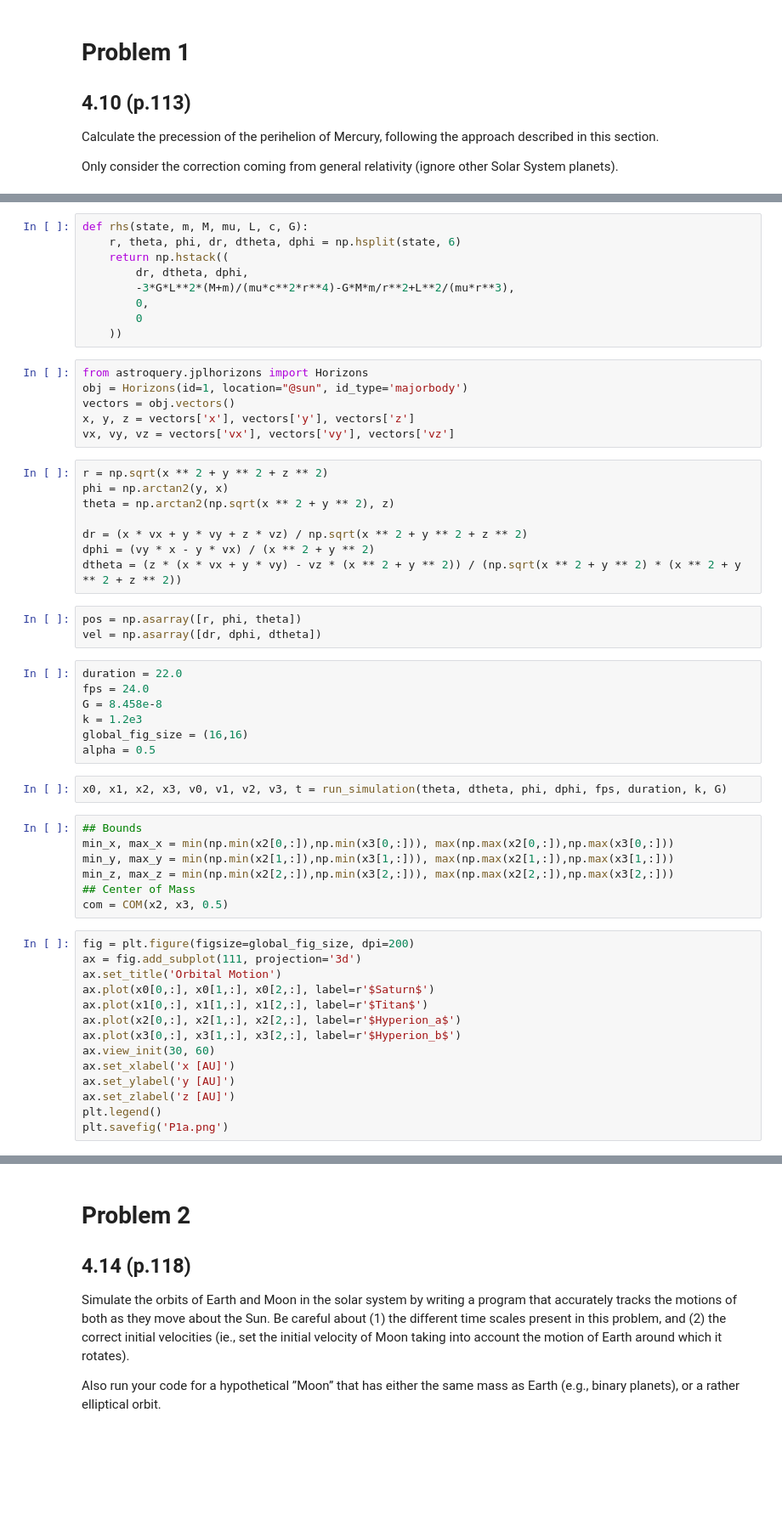
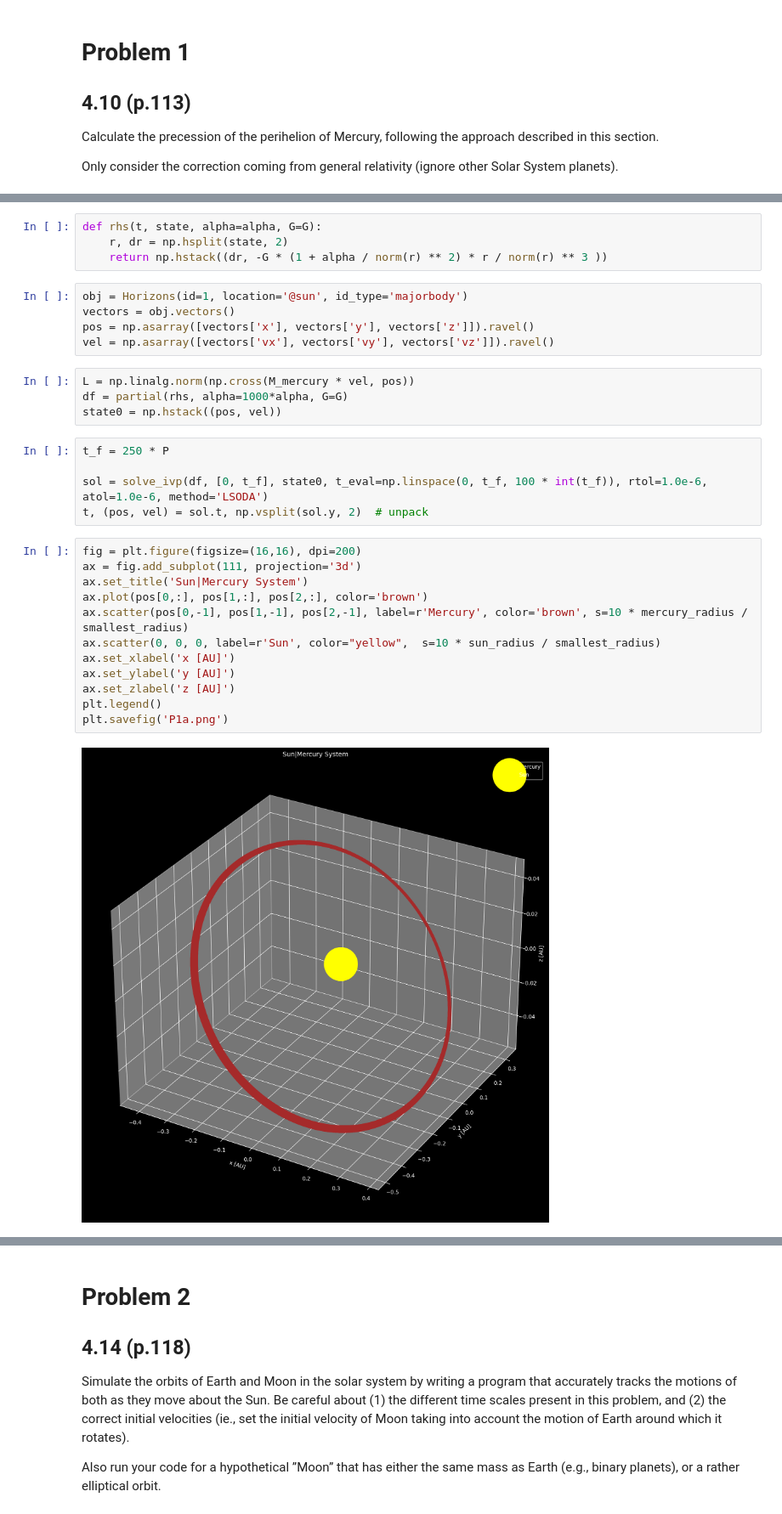
Before and after one commit to ethank5149/PurduePHYS580, a Jupyter notebook: Homework/HW3/HW3out.ipynb, the cells around one changed output, grey strips where cells are left out. Shown at 85% size. Cells and saved outputs as stored; diff of their text form; blank space fills up the shorter version.

```diff
--- a/Homework/HW3/HW3out.ipynb
+++ b/Homework/HW3/HW3out.ipynb
@@ -45,56 +70,32 @@ $\displaystyle - \frac{3 G L^{2} \left(M + m\right)}{\mu c^{2} r^{4}{\left(t \ri
 # %%
-def rhs(state, m, M, mu, L, c, G):
-    r, theta, phi, dr, dtheta, dphi = np.hsplit(state, 6)
-    return np.hstack((
-        dr, dtheta, dphi,
-        -3*G*L**2*(M+m)/(mu*c**2*r**4)-G*M*m/r**2+L**2/(mu*r**3),
-        0,
-        0
-    ))
+def rhs(t, state, alpha=alpha, G=G):
+    r, dr = np.hsplit(state, 2)
+    return np.hstack((dr, -G * (1 + alpha / norm(r) ** 2) * r / norm(r) ** 3 ))
 # %%
-from astroquery.jplhorizons import Horizons
-obj = Horizons(id=1, location="@sun", id_type='majorbody')
+obj = Horizons(id=1, location='@sun', id_type='majorbody')
 vectors = obj.vectors()
-x, y, z = vectors['x'], vectors['y'], vectors['z']
-vx, vy, vz = vectors['vx'], vectors['vy'], vectors['vz']
+pos = np.asarray([vectors['x'], vectors['y'], vectors['z']]).ravel()
+vel = np.asarray([vectors['vx'], vectors['vy'], vectors['vz']]).ravel()
-# %%
-r = np.sqrt(x ** 2 + y ** 2 + z ** 2)
-phi = np.arctan2(y, x)
-theta = np.arctan2(np.sqrt(x ** 2 + y ** 2), z)
-
-dr = (x * vx + y * vy + z * vz) / np.sqrt(x ** 2 + y ** 2 + z ** 2)
-dphi = (vy * x - y * vx) / (x ** 2 + y ** 2)
-dtheta = (z * (x * vx + y * vy) - vz * (x ** 2 + y ** 2)) / (np.sqrt(x ** 2 + y ** 2) * (x ** 2 + y ** 2 + z ** 2))
-# %%
-pos = np.asarray([r, phi, theta])
-vel = np.asarray([dr, dphi, dtheta])
-# %%
-duration = 22.0
-fps = 24.0
-G = 8.458e-8
-k = 1.2e3
-global_fig_size = (16,16)
-alpha = 0.5
-# %%
-x0, x1, x2, x3, v0, v1, v2, v3, t = run_simulation(theta, dtheta, phi, dphi, fps, duration, k, G)
-# %%
-## Bounds
-min_x, max_x = min(np.min(x2[0,:]),np.min(x3[0,:])), max(np.max(x2[0,:]),np.max(x3[0,:]))
-min_y, max_y = min(np.min(x2[1,:]),np.min(x3[1,:])), max(np.max(x2[1,:]),np.max(x3[1,:]))
-min_z, max_z = min(np.min(x2[2,:]),np.min(x3[2,:])), max(np.max(x2[2,:]),np.max(x3[2,:]))
-## Center of Mass
-com = COM(x2, x3, 0.5)
+# %%
+L = np.linalg.norm(np.cross(M_mercury * vel, pos))
+df = partial(rhs, alpha=1000*alpha, G=G)
+state0 = np.hstack((pos, vel))
+# %%
+t_f = 250 * P
+
+sol = solve_ivp(df, [0, t_f], state0, t_eval=np.linspace(0, t_f, 100 * int(t_f)), rtol=1.0e-6, atol=1.0e-6, method='LSODA')
+t, (pos, vel) = sol.t, np.vsplit(sol.y, 2)  # unpack
 # %%
-fig = plt.figure(figsize=global_fig_size, dpi=200)
+fig = plt.figure(figsize=(16,16), dpi=200)
 ax = fig.add_subplot(111, projection='3d')
-ax.set_title('Orbital Motion')
-ax.plot(x0[0,:], x0[1,:], x0[2,:], label=r'$Saturn$')
-ax.plot(x1[0,:], x1[1,:], x1[2,:], label=r'$Titan$')
-ax.plot(x2[0,:], x2[1,:], x2[2,:], label=r'$Hyperion_a$')
-ax.plot(x3[0,:], x3[1,:], x3[2,:], label=r'$Hyperion_b$')
-ax.view_init(30, 60)
+ax.set_title('Sun|Mercury System')
+ax.plot(pos[0,:], pos[1,:], pos[2,:], color='brown')
+ax.scatter(pos[0,-1], pos[1,-1], pos[2,-1], label=r'Mercury', color='brown', s=10 * mercury_radius / smallest_radius)
+ax.scatter(0, 0, 0, label=r'Sun', color="yellow",  s=10 * sun_radius / smallest_radius)
 ax.set_xlabel('x [AU]')
 ax.set_ylabel('y [AU]')
 ax.set_zlabel('z [AU]')
 plt.legend()
 plt.savefig('P1a.png')
+# %% [output]
+[figure, added]
```
Also changed, not shown: parts of 43 cells of this notebook, 11 other files.
